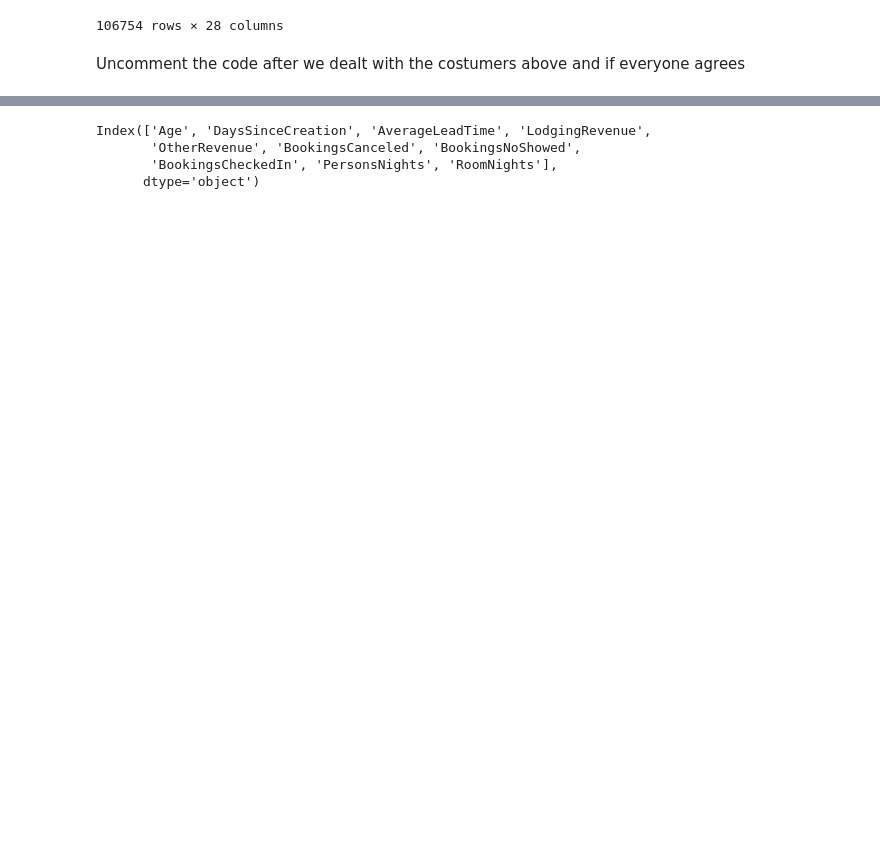
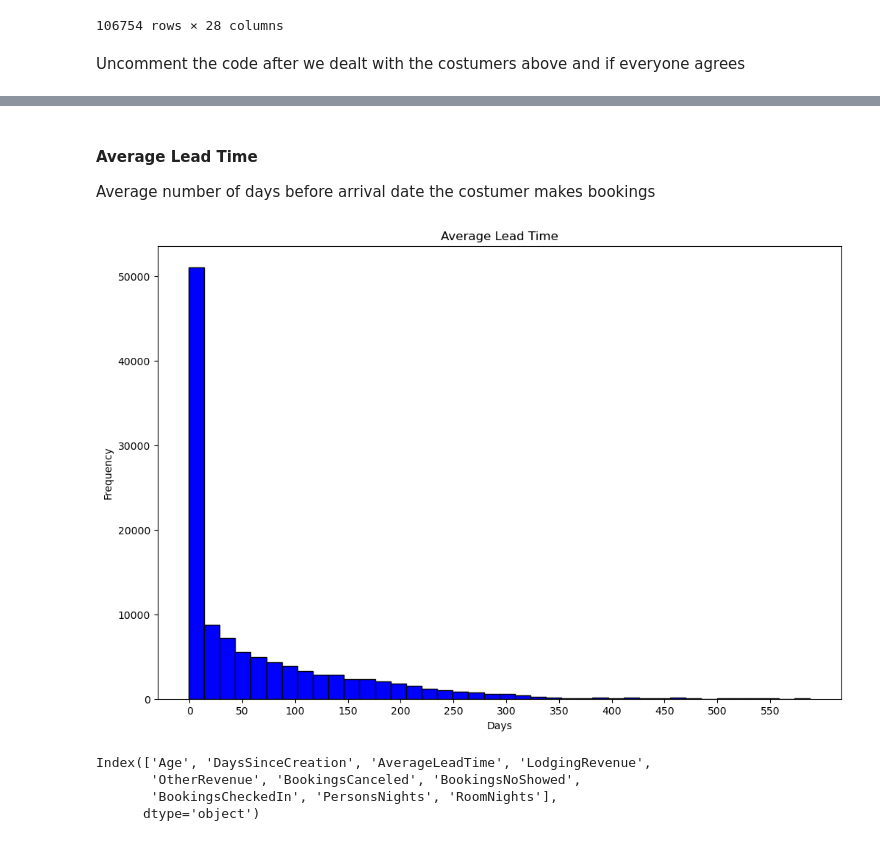
Before and after one commit to RubenCMarques/Hotel-Customer-Segmentation, a Jupyter notebook: Notebooks/Ruben_Workspace.ipynb, the cells around one changed output, grey strips where cells are left out. Saved outputs shown, nothing was run; the diff lists cells and outputs as text; code cells hidden in the pictures; blank space fills up the shorter version.

```diff
--- a/Notebooks/Ruben_Workspace.ipynb
+++ b/Notebooks/Ruben_Workspace.ipynb
@@ -332,3 +440,17 @@ How many rows have zero information?
+# %% [markdown]
+#### Average Lead Time
+
+Average number of days before arrival date the costumer makes bookings
+# %%
+plt.figure(figsize=(12, 8))
+plt.hist(data['AverageLeadTime'],bins=40 , color='blue', edgecolor='black')
+plt.title('Average Lead Time')
+plt.xlabel('Days')
+plt.ylabel('Frequency')
+plt.xticks(range(0, 600, 50))
+plt.show()
+# %% [output]
+[figure, added]
 # %%
 data_num.columns
 # %% [output]
```
Also changed, not shown: parts of 26 cells of this notebook.
